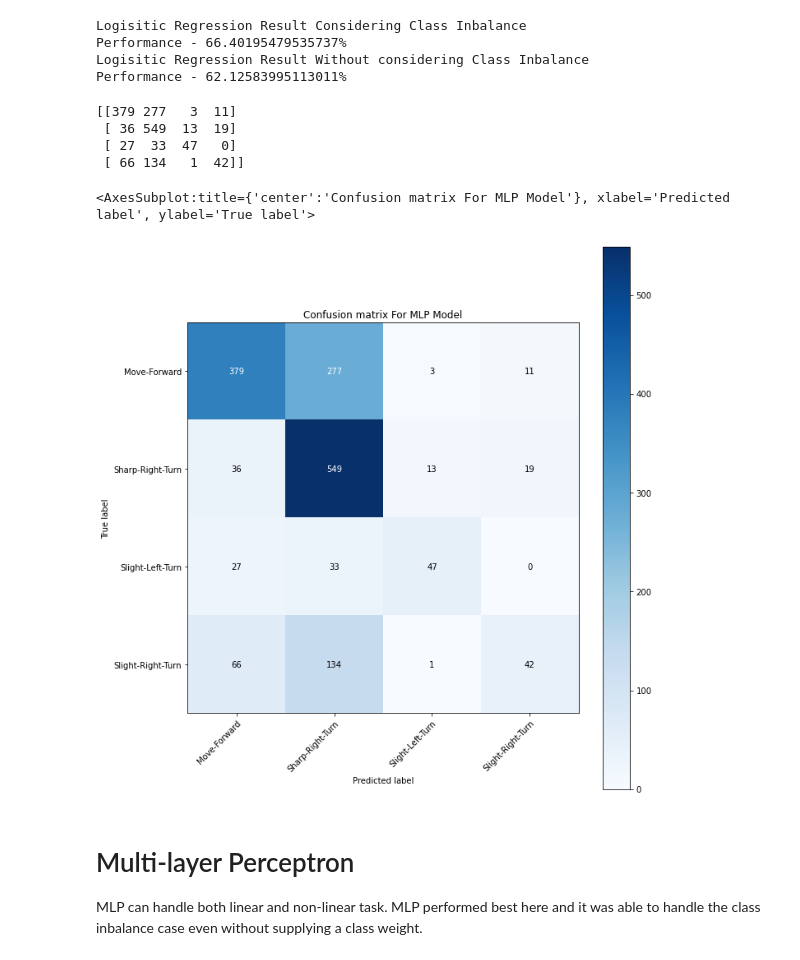
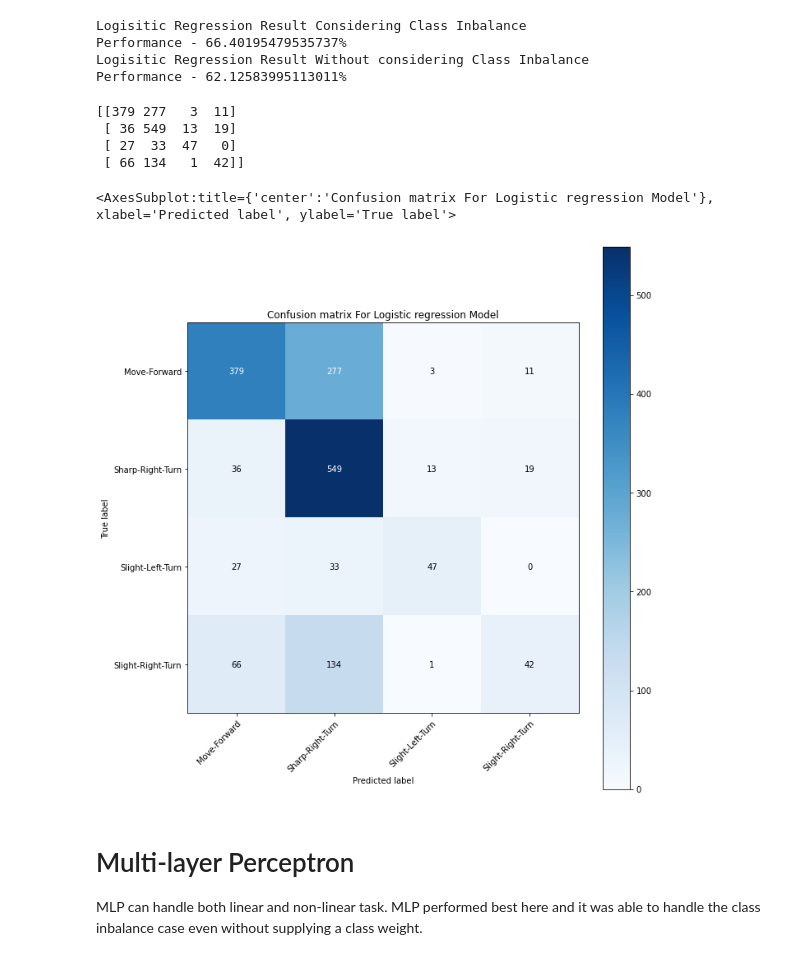
Before and after one commit to sounamghosh/Cleaning-Bot, a Jupyter notebook: Bot Movement Classification.ipynb, the cells around one changed output. Saved outputs shown, nothing was run; the diff lists cells and outputs as text; code cells hidden in the pictures.

```diff
--- a/Bot Movement Classification.ipynb
+++ b/Bot Movement Classification.ipynb
@@ -26,7 +26,7 @@ import scipy
 from sklearn.svm import SVC
 # %%
 # importing the dataset
-data = np.loadtxt("sensor_readings_24.csv", delimiter=',', dtype=np.str)
+data = np.loadtxt("data/sensor_readings_24.csv", delimiter=',', dtype=np.str)
 
 raw_data = pd.DataFrame(data[:,:24], dtype=np.float)
 raw_data = pd.concat([raw_data, pd.DataFrame(data[:, 24], columns=['Label'])], axis=1)
@@ -330,15 +330,15 @@ Performance - 62.12583995113011%
 # %%
 # Plot non-normalized confusion matrix
 
 plot_confusion_matrix(y_test, y_pred, classes=class_names,
-                      title='Confusion matrix For MLP Model')
+                      title='Confusion matrix For Logistic regression Model')
 # %% [output]
 [[379 277   3  11]
  [ 36 549  13  19]
  [ 27  33  47   0]
  [ 66 134   1  42]]
-<AxesSubplot:title={'center':'Confusion matrix For MLP Model'}, xlabel='Predicted label', ylabel='True label'>
+<AxesSubplot:title={'center':'Confusion matrix For Logistic regression Model'}, xlabel='Predicted label', ylabel='True label'>
-[figure, old version]
+[figure, new version]
 # %% [markdown]
 # Multi-layer Perceptron
 MLP can handle both linear and non-linear task. MLP performed best here and it was able to handle the class inbalance case even without supplying a class weight.
```
Also changed, not shown: parts of 1 cell of this notebook, 1 other file.
